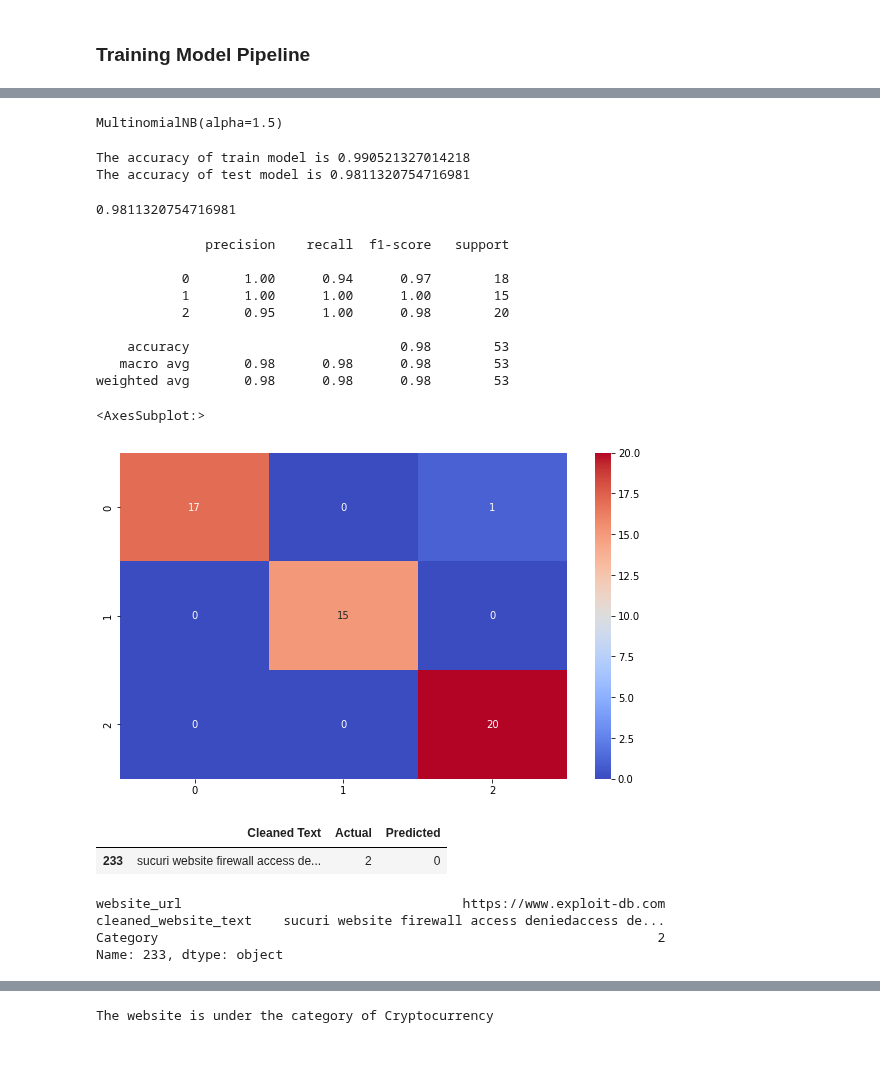
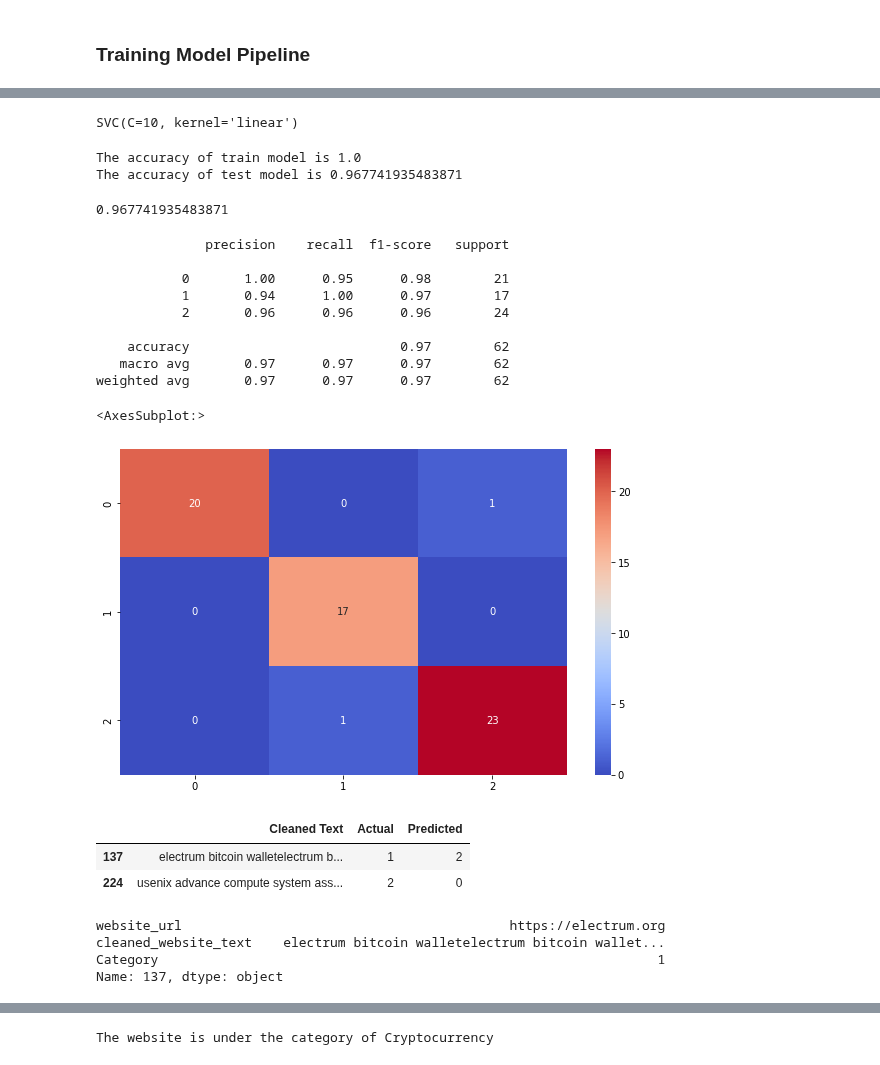
Before and after one commit to Shreyas-hacker/Webpages, a Jupyter notebook: Hierarchal model/Computer/ComputerClassification.ipynb, the cells around one changed output, grey strips where cells are left out. Cells and saved outputs as stored; diff of their text form; code cells hidden in the pictures.

```diff
--- a/Hierarchal model/Computer/ComputerClassification.ipynb
+++ b/Hierarchal model/Computer/ComputerClassification.ipynb
@@ -134,28 +153,28 @@ for model_name, model_data in models.items():
 
     # Create a pipeline with a TF-IDF vectorizer and the current model
     pipeline = Pipeline([
-        ("tfidf", TfidfVectorizer(analyzer='word',smooth_idf=True, stop_words='english',max_features=5000)),
-        ("feature_selection", SelectKBest(score_func=chi2)),
+        # ("tfidf", TfidfVectorizer(analyzer='word',smooth_idf=True, stop_words='english',max_features=5000)),
+        # ("feature_selection", SelectKBest(score_func=chi2)),
         (model_name.lower(), model_data['model'])
     ])
 
     # Define the hyperparameters for the current model
     parameters = {
-        'tfidf__ngram_range': [(1,1), (1,2)],
-        'feature_selection__k':[1000, 2000, 3000, 4000, 5000],
+        # 'tfidf__ngram_range': [(1,1), (1,2)],
+        # 'feature_selection__k':[1000, 2000, 3000, 4000, 5000],
         **model_data['params']
     }
 
     # Perform grid search with 5-fold cross-validation
     grid_search = GridSearchCV(pipeline, parameters, cv=5, scoring='accuracy')
-    grid_search.fit(X_train, y_train)
+    grid_search.fit(X_train_tfidf, y_train)
 
     # Get the best model and its corresponding hyperparameters
     best_model = grid_search.best_estimator_
     best_params = grid_search.best_params_
 
     # Make predictions on the test set
-    y_pred = best_model.predict(X_test)
+    y_pred = best_model.predict(X_test_tfidf)
 
     # Calculate and print evaluation metrics
     accuracy = accuracy_score(y_test, y_pred)
@@ -221,9 +206,8 @@ F1 score: 0.9062893081761005
 # %%
-#TF-IDF
-features = 2000
-from sklearn.feature_extraction.text import TfidfVectorizer
-tfidf = TfidfVectorizer(analyzer='word',smooth_idf=True, stop_words='english',max_features=features,ngram_range=(1,2))
-tfidf.fit(computer["cleaned_website_text"])
-X_train_tfidf = tfidf.transform(X_train)
-X_test_tfidf = tfidf.transform(X_test)
+# #TF-IDF
+# ngram = (1,1)
+# from sklearn.feature_extraction.text import TfidfVectorizer
+# tfidf = TfidfVectorizer(analyzer='word',smooth_idf=True, stop_words='english',max_features=5000,ngram_range=ngram)
+# X_train_tfidf = tfidf.fit_transform(X_train)
+# X_test_tfidf = tfidf.transform(X_test)
 # %%
@@ -234,18 +218,18 @@ X_test_kbest = chi2_selector.transform(X_test_tfidf)
-# %%
-model = MultinomialNB(alpha=1.5)
-model.fit(X_train_kbest, y_train)
-# %% [output]
-MultinomialNB(alpha=1.5)
+# %%
+model = SVC(C=10, kernel='linear')
+model.fit(X_train_tfidf, y_train)
+# %% [output]
+SVC(C=10, kernel='linear')
 # %%
 import sklearn.metrics as sm
 
-y_pred = model.predict(X_test_kbest)
+y_pred = model.predict(X_test_tfidf)
 
-print(f'The accuracy of train model is {sm.accuracy_score(y_train,model.predict(X_train_kbest))}')
+print(f'The accuracy of train model is {sm.accuracy_score(y_train,model.predict(X_train_tfidf))}')
 print(f'The accuracy of test model is {sm.accuracy_score(y_test,y_pred)}')
 # %% [output]
-The accuracy of train model is 0.990521327014218
-The accuracy of test model is 0.9811320754716981
+The accuracy of train model is 1.0
+The accuracy of test model is 0.967741935483871
 # %%
 from bs4 import BeautifulSoup
 import bs4 as bs4
@@ -373,42 +357,43 @@ pickle.dump(model, open(filename, 'wb'))
 
 #loading the model
 loaded_model = pickle.load(open(filename, 'rb'))
-result = loaded_model.score(X_test_kbest, y_test)
+result = loaded_model.score(X_test_tfidf, y_test)
 print(result)
 # %% [output]
-0.9811320754716981
+0.967741935483871
 # %%
 plt.figure(figsize=(10,6))
-predictions = model.predict(X_test_kbest)
+predictions = model.predict(X_test_tfidf)
 print(classification_report(predictions,y_test))
 sns.heatmap(confusion_matrix(predictions,y_test),cmap='coolwarm',annot=True)
 # %% [output]
               precision    recall  f1-score   support
 
-           0       1.00      0.94      0.97        18
-           1       1.00      1.00      1.00        15
-           2       0.95      1.00      0.98        20
+           0       1.00      0.95      0.98        21
+           1       0.94      1.00      0.97        17
+           2       0.96      0.96      0.96        24
 
-    accuracy                           0.98        53
-   macro avg       0.98      0.98      0.98        53
-weighted avg       0.98      0.98      0.98        53
+    accuracy                           0.97        62
+   macro avg       0.97      0.97      0.97        62
+weighted avg       0.97      0.97      0.97        62
 <AxesSubplot:>
-[figure, old version]
+[figure, new version]
 # %%
 pd.set_option('display.max_rows', None)
-predictions = model.predict(X_test_kbest)
+predictions = model.predict(X_test_tfidf)
 results = pd.DataFrame({'Cleaned Text':X_test,'Actual':y_test,'Predicted':predictions})
 results[results['Actual']!=results['Predicted']]
 # %% [output]
 |  | Cleaned Text | Actual | Predicted |
-| 233 | sucuri website firewall access de... | 2 | 0 |
+| 137 | electrum bitcoin walletelectrum b... | 1 | 2 |
+| 224 | usenix advance compute system ass... | 2 | 0 |
 # %%
-computer.iloc[233]
+computer.iloc[137]
 # %% [output]
-website_url                                    https://www.exploit-db.com
-cleaned_website_text    sucuri website firewall access deniedaccess de...
-Category                                                                2
-Name: 233, dtype: object
+website_url                                          https://electrum.org
+cleaned_website_text    electrum bitcoin walletelectrum bitcoin wallet...
+Category                                                                1
+Name: 137, dtype: object
 # %%
 website_prediction('https://www.acer.com/ac/en/US/content/home',loaded_model)
 # %% [output]
```
Also changed, not shown: parts of 11 cells of this notebook, 4 other files.
